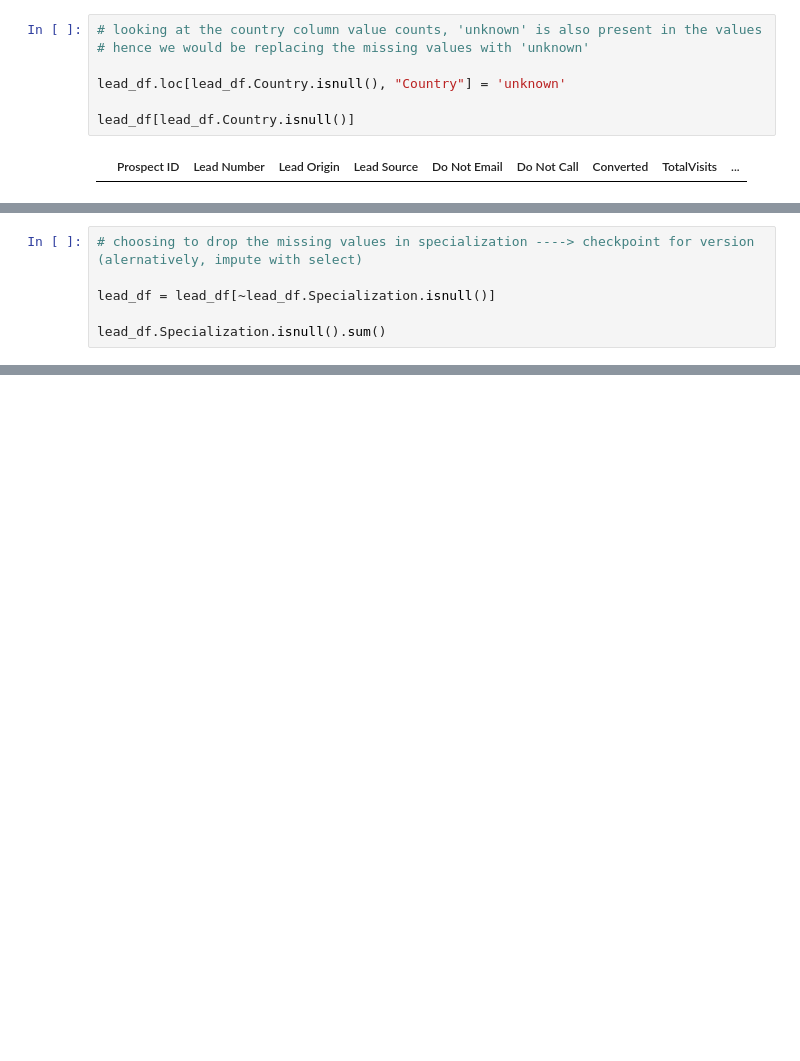
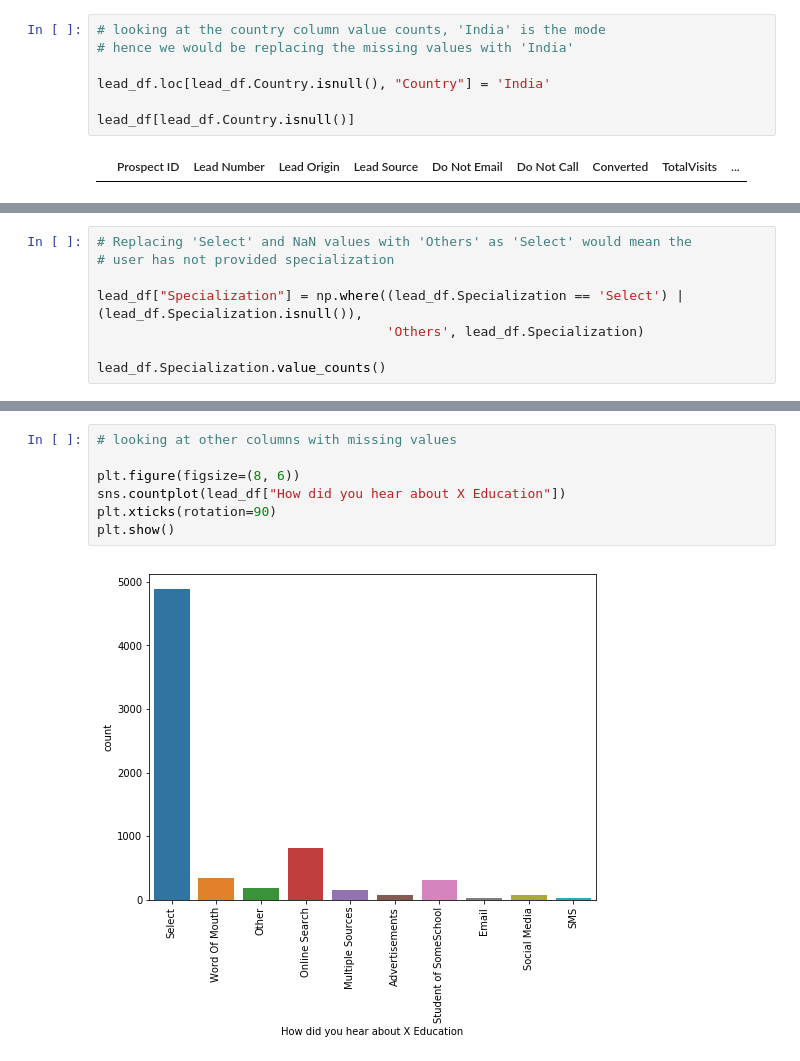
Before and after one commit to sasanka-sai/Lead_scoring_case_study, a Jupyter notebook: Lead_scoring_dataset_EDA.ipynb, the cells around one changed output, grey strips where cells are left out. Cells and saved outputs as stored; diff of their text form; blank space fills up the shorter version.

Commit message:
Missing Values except Asymmetric

```diff
--- a/Lead_scoring_dataset_EDA.ipynb
+++ b/Lead_scoring_dataset_EDA.ipynb
@@ -156,8 +192,8 @@ What matters most to you in choosing a course
 # %%
-# looking at the country column value counts, 'unknown' is also present in the values
-# hence we would be replacing the missing values with 'unknown'
+# looking at the country column value counts, 'India' is the mode
+# hence we would be replacing the missing values with 'India'
 
-lead_df.loc[lead_df.Country.isnull(), "Country"] = 'unknown'
+lead_df.loc[lead_df.Country.isnull(), "Country"] = 'India'
 
 lead_df[lead_df.Country.isnull()]
 # %% [output]
@@ -207,9 +243,3 @@ Rural and Agribusiness                 73
 E-Business                             57
 Services Excellence                    40
 Name: Specialization, dtype: int64
-# %%
-# choosing to drop the missing values in specialization ----> checkpoint for version (alernatively, impute with select)
-
-lead_df = lead_df[~lead_df.Specialization.isnull()]
-
-lead_df.Specialization.isnull().sum()
@@ -217,0 +250,8 @@ lead_df.Specialization.isnull().sum()
+# %%
+# Replacing 'Select' and NaN values with 'Others' as 'Select' would mean the
+# user has not provided specialization
+
+lead_df["Specialization"] = np.where((lead_df.Specialization == 'Select') | (lead_df.Specialization.isnull()),
+                                     'Others', lead_df.Specialization)
+
+lead_df.Specialization.value_counts()
@@ -221,0 +310,9 @@ lead_df.shape
+# %%
+# looking at other columns with missing values
+
+plt.figure(figsize=(8, 6))
+sns.countplot(lead_df["How did you hear about X Education"])
+plt.xticks(rotation=90)
+plt.show()
+# %% [output]
+[figure, added]
```
Also changed, not shown: parts of 30 cells of this notebook.
